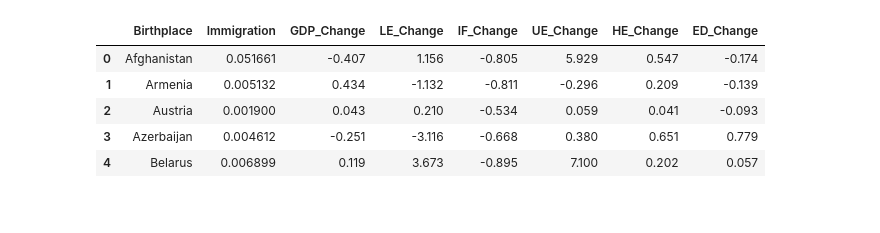
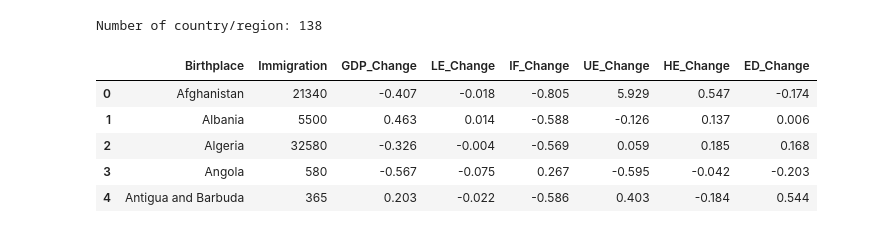
Before and after one commit to Hongwei-Z/CanadianImmigrationStudy, a Jupyter notebook: Main.ipynb, the cells around one changed output. Drawn from its saved outputs; the diff is of its cells as text; code cells hidden in the pictures.

```diff
--- a/Main.ipynb
+++ b/Main.ipynb
@@ -86,29 +105,28 @@ import math
 # %%
 def increase_rate(num1, num2):
     return float(format((num2 - num1) / num1, '.3f'))
 
 a, b, c, d, e, f, g, h = [], [], [], [], [], [], [], []
 for m in range(len(comb)):
     for n in range(len(im)):
         if comb['Birthplace'][m] == im['Birthplace'][n]:
             a.append(im['Birthplace'][n])
             b.append(im['2011-2021'][n])
             c.append(increase_rate(comb['GDP11'][m], comb['GDP21'][m]))
-            d.append(float(format(comb['LE20'][m] - comb['LE11'][m], '.3f')))
+            d.append(increase_rate(comb['LE20'][m], comb['LE11'][m]))
             e.append(increase_rate(comb['IF11'][m], comb['IF19'][m]))
             f.append(increase_rate(comb['UE12'][m], comb['UE20'][m]))
             g.append(increase_rate(comb['HE11'][m], comb['HE19'][m]))
             h.append(increase_rate(comb['ED11'][m], comb['ED20'][m]))
 
 dataset = pd.DataFrame({'Birthplace':a, 'Immigration':b, 'GDP_Change':c, 'LE_Change':d, 'IF_Change': e, 'UE_Change': f, 'HE_Change': g, 'ED_Change': h})
-
-nor = normalize([dataset['Immigration']])
-dataset['Immigration'] = nor[0][:]
+print("Number of country/region:", len(dataset))
 dataset.head()
 # %% [output]
+Number of country/region: 138
 |  | Birthplace | Immigration | GDP_Change | LE_Change | IF_Change | UE_Change | HE_Change | ED_Change |
-| 0 | Afghanistan | 0.051661 | -0.407 | 1.156 | -0.805 | 5.929 | 0.547 | -0.174 |
-| 1 | Armenia | 0.005132 | 0.434 | -1.132 | -0.811 | -0.296 | 0.209 | -0.139 |
-| 2 | Austria | 0.001900 | 0.043 | 0.210 | -0.534 | 0.059 | 0.041 | -0.093 |
-| 3 | Azerbaijan | 0.004612 | -0.251 | -3.116 | -0.668 | 0.380 | 0.651 | 0.779 |
-| 4 | Belarus | 0.006899 | 0.119 | 3.673 | -0.895 | 7.100 | 0.202 | 0.057 |
+| 0 | Afghanistan | 21340 | -0.407 | -0.018 | -0.805 | 5.929 | 0.547 | -0.174 |
+| 1 | Albania | 5500 | 0.463 | 0.014 | -0.588 | -0.126 | 0.137 | 0.006 |
+| 2 | Algeria | 32580 | -0.326 | -0.004 | -0.569 | 0.059 | 0.185 | 0.168 |
+| 3 | Angola | 580 | -0.567 | -0.075 | 0.267 | -0.595 | -0.042 | -0.203 |
+| 4 | Antigua and Barbuda | 365 | 0.203 | -0.022 | -0.586 | 0.403 | -0.184 | 0.544 |
```
Also changed, not shown: parts of 11 cells of this notebook.
